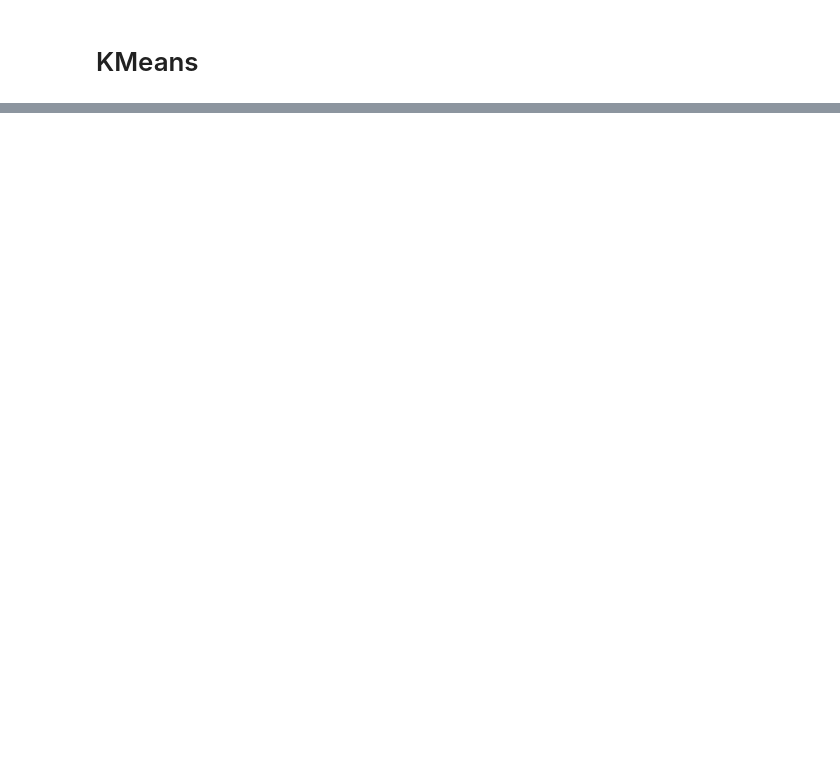
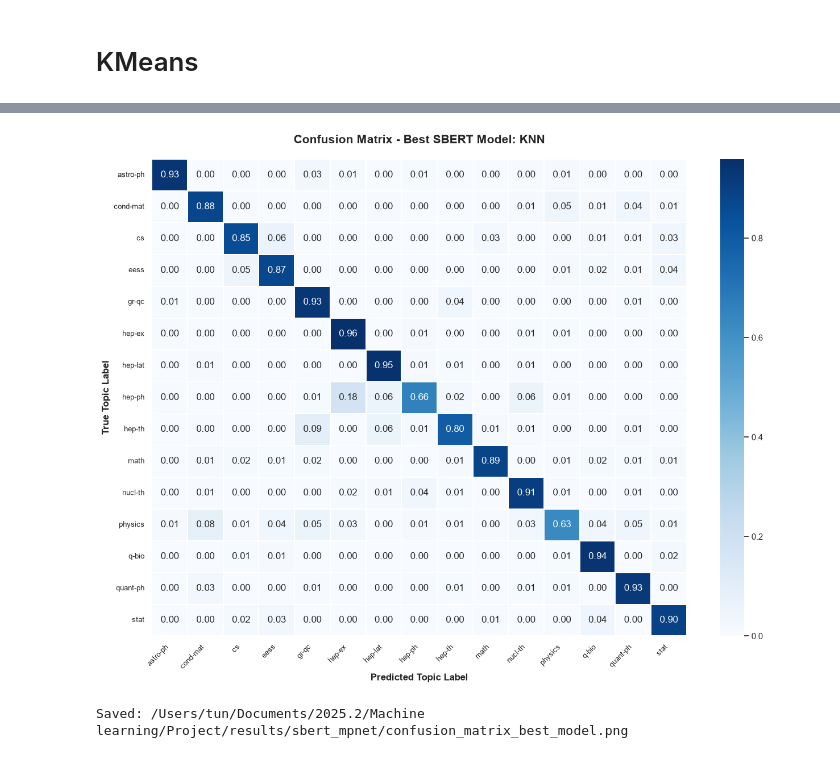
Before and after one commit to hieupt1309/Machine-Learning-Project, a Jupyter notebook: notebooks/02_sbert_modeling_evaluation.ipynb, the cells around one changed output, grey strips where cells are left out. Drawn from its saved outputs; the diff is of its cells as text; code cells hidden in the pictures; blank space fills up the shorter version.

```diff
--- a/notebooks/02_sbert_modeling_evaluation.ipynb
+++ b/notebooks/02_sbert_modeling_evaluation.ipynb
@@ -849,0 +780,28 @@ Saved: /Users/tun/Documents/2025.2/Machine learning/Project/data/sbert_processed
+# %%
+# Chart 5: Confusion matrix for best model
+conf_matrix = confusion_matrix(y_test, best_prediction, labels=range(num_classes))
+conf_matrix_normalized = conf_matrix.astype(float) / conf_matrix.sum(axis=1)[:, np.newaxis]
+
+plt.figure(figsize=(13, 10))
+sns.heatmap(
+    conf_matrix_normalized,
+    annot=True,
+    cmap="Blues",
+    fmt=".2f",
+    xticklabels=label_names,
+    yticklabels=label_names,
+    linewidths=0.3,
+)
+plt.title(f"Confusion Matrix - Best SBERT Model: {best_model_name}", fontsize=15, fontweight="bold", pad=20)
+plt.xlabel("Predicted Topic Label", fontsize=12, fontweight="bold")
+plt.ylabel("True Topic Label", fontsize=12, fontweight="bold")
+plt.xticks(rotation=45, ha="right", fontsize=9)
+plt.yticks(rotation=0, fontsize=9)
+plt.tight_layout()
+confusion_path = RESULTS_DIR / "confusion_matrix_best_model.png"
+plt.savefig(confusion_path, dpi=160)
+plt.show()
+print(f"Saved: {confusion_path}")
+# %% [output]
+[figure, added]
+Saved: /Users/tun/Documents/2025.2/Machine learning/Project/results/sbert_mpnet/confusion_matrix_best_model.png
```
Also changed, not shown: parts of 37 cells of this notebook, 33 other files.
